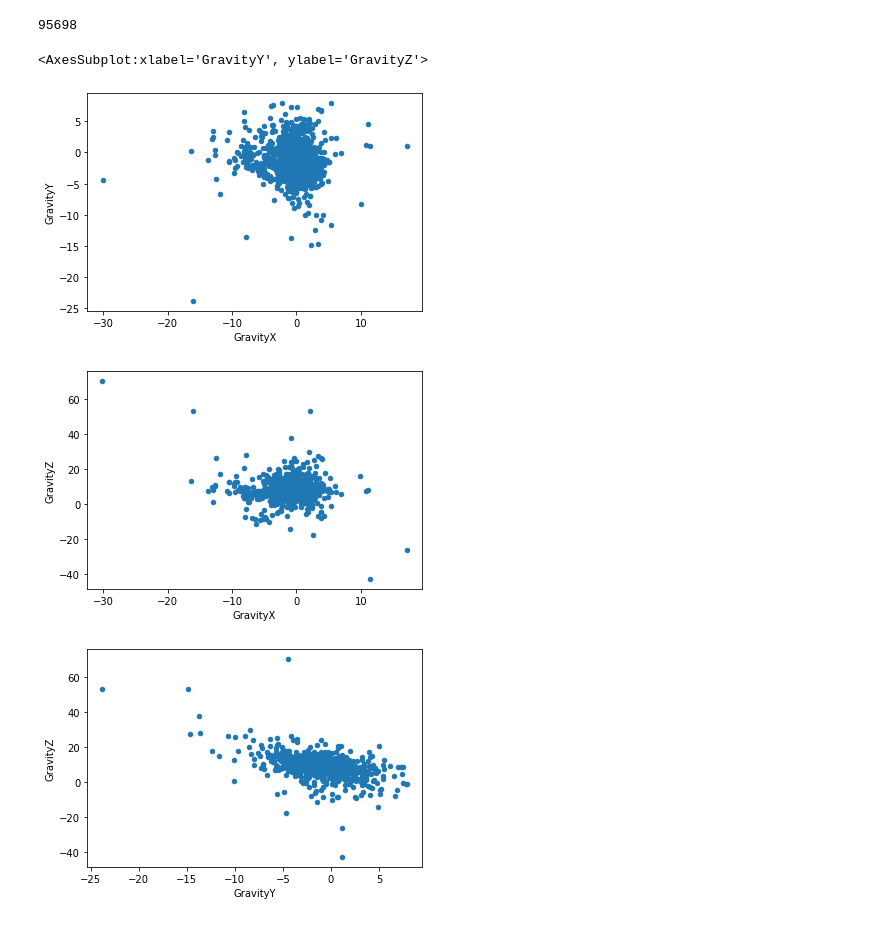
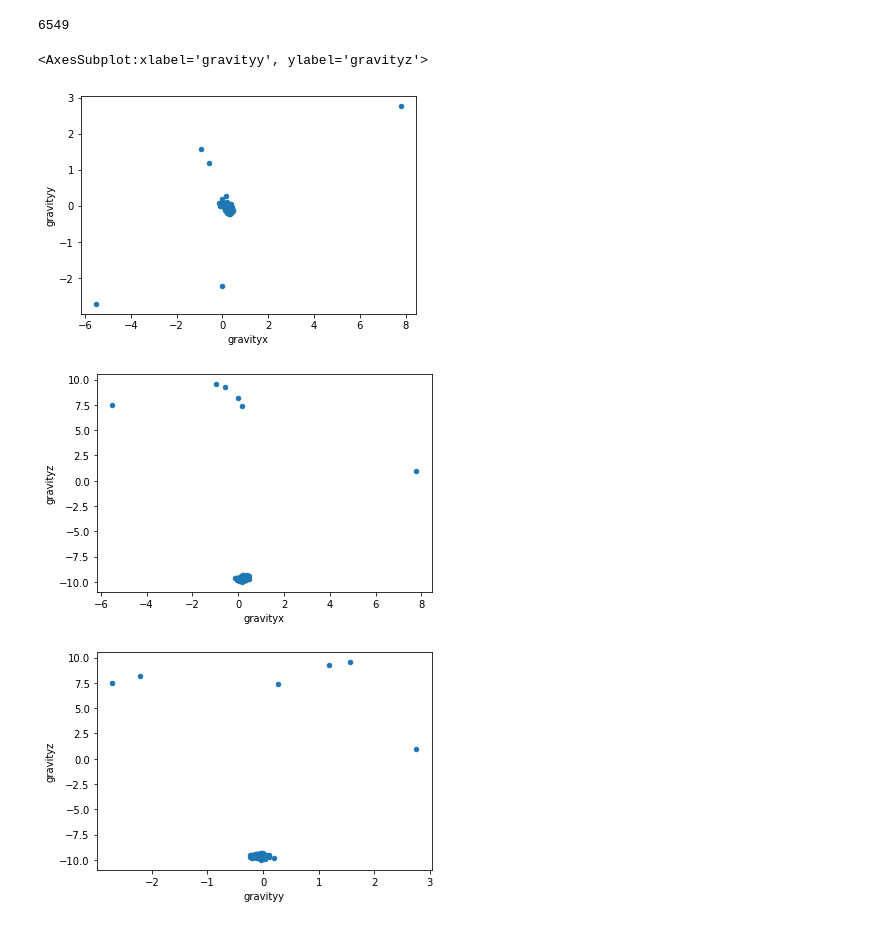
Before and after one commit to pixelpipe/pixeltracker-bluefruit, a Jupyter notebook: utils/ubxparser/ubxparser/ubxparser.ipynb, the cells around one changed output. Saved outputs shown, nothing was run; the diff lists cells and outputs as text; code cells hidden in the pictures.

```diff
--- a/utils/ubxparser/ubxparser/ubxparser.ipynb
+++ b/utils/ubxparser/ubxparser/ubxparser.ipynb
@@ -13,19 +13,20 @@ figsize=(24,8)
 # %%
 parser = UbxParser()
 data = []
-data += parser.read(f"C:\\projects\\pixeltracker\\utils\\ubxparser\\ubxparser\\25 feb with bike and car.pubx")
+data += parser.read(f"C:\\projects\\pixeltracker\\utils\\ubxparser\\ubxparser\\20210227T020101.pubx")
 df = DataFrame.from_dict(data)
 df.size
+#df.dtypes
 # %% [output]
-95698
+6549
 # %%
-df.plot(kind = "scatter", x = "GravityX", y = "GravityY")
-df.plot(kind = "scatter", x = "GravityX", y = "GravityZ")
-df.plot(kind = "scatter", x = "GravityY", y = "GravityZ")
+df.plot(kind = "scatter", x = "gravityx", y = "gravityy")
+df.plot(kind = "scatter", x = "gravityx", y = "gravityz")
+df.plot(kind = "scatter", x = "gravityy", y = "gravityz")
 # %% [output]
-<AxesSubplot:xlabel='GravityY', ylabel='GravityZ'>
+<AxesSubplot:xlabel='gravityy', ylabel='gravityz'>
-[figure, old version]
+[figure, new version]
-[figure, old version]
+[figure, new version]
-[figure, old version]
+[figure, new version]
 # %%
 ax = plt.gca()
```
Also changed, not shown: parts of 3 cells of this notebook, 2 other files.
